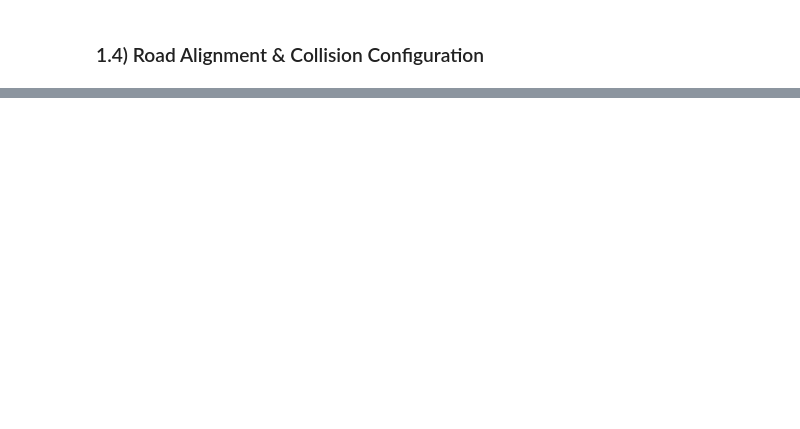
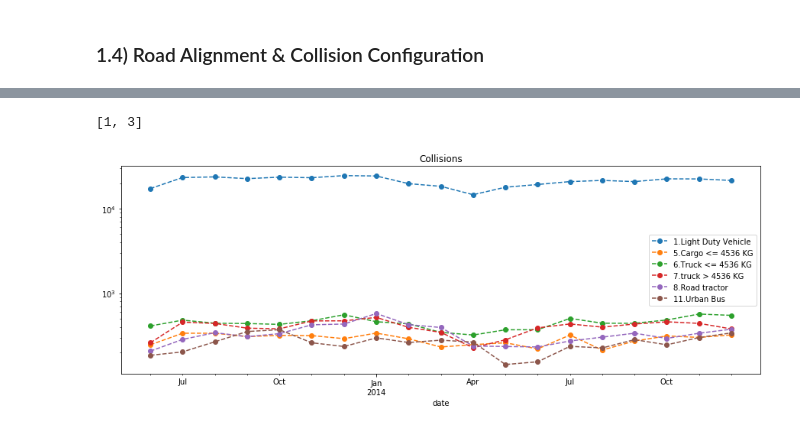
Before and after one commit to rynho/3250-G3, a Jupyter notebook: jupyterNB/G3_Project_Ryan.ipynb, the cells around one changed output, grey strips where cells are left out. Drawn from its saved outputs; the diff is of its cells as text; code cells hidden in the pictures; blank space fills up the shorter version.

Commit message:
added v_type

```diff
--- a/jupyterNB/G3_Project_Ryan.ipynb
+++ b/jupyterNB/G3_Project_Ryan.ipynb
@@ -295,0 +468,8 @@ plt.legend(c_raln);
+# %%
+
+df1 = dfa.loc[:,['date','v_type']]
+
+#Agregate the events by month into a summarized dataframe.
+df2 = df1.groupby(['date','v_type']).size().unstack()
+df2.fillna(0, inplace=True)
+df2
@@ -295,0 +491,19 @@ plt.legend(c_raln);
+# %%
+v_type=['1.Light Duty Vehicle', '5.Cargo <= 4536 KG', '6.Truck <= 4536 KG',
+        '7.truck > 4536 KG', '8.Road tractor', '9.School bus',
+        '10.Small school bus', '11.Urban Bus', '14.Motorcycle',
+        '16.Off-road', '17.Bicycle', '18.Motorhome', '19.Farm equipment',
+        '20.Constr. equipment', '21.Fire engine', '22.Snowmobile',
+        '23.Street car', 'N.Not Vehicle', 'Q.Others', 'U.Unknown']
+# %%
+ls=list(range(0,8))
+[ls[1],ls[3]]
+# %% [output]
+[1, 3]
+# %%
+#df2.plot(logy=True, figsize = (18,10), style = 'o--', title = 'Collisions with Road Alignment');
+df2.iloc[:,[0,1,2,3,4,7]].plot(logy=True, figsize = (15,5), style = 'o--', title = 'Collisions')
+
+plt.legend(v_type[0:5]+[v_type[7]]);
+# %% [output]
+[figure, added]
```
Also changed, not shown: parts of 26 cells of this notebook.
